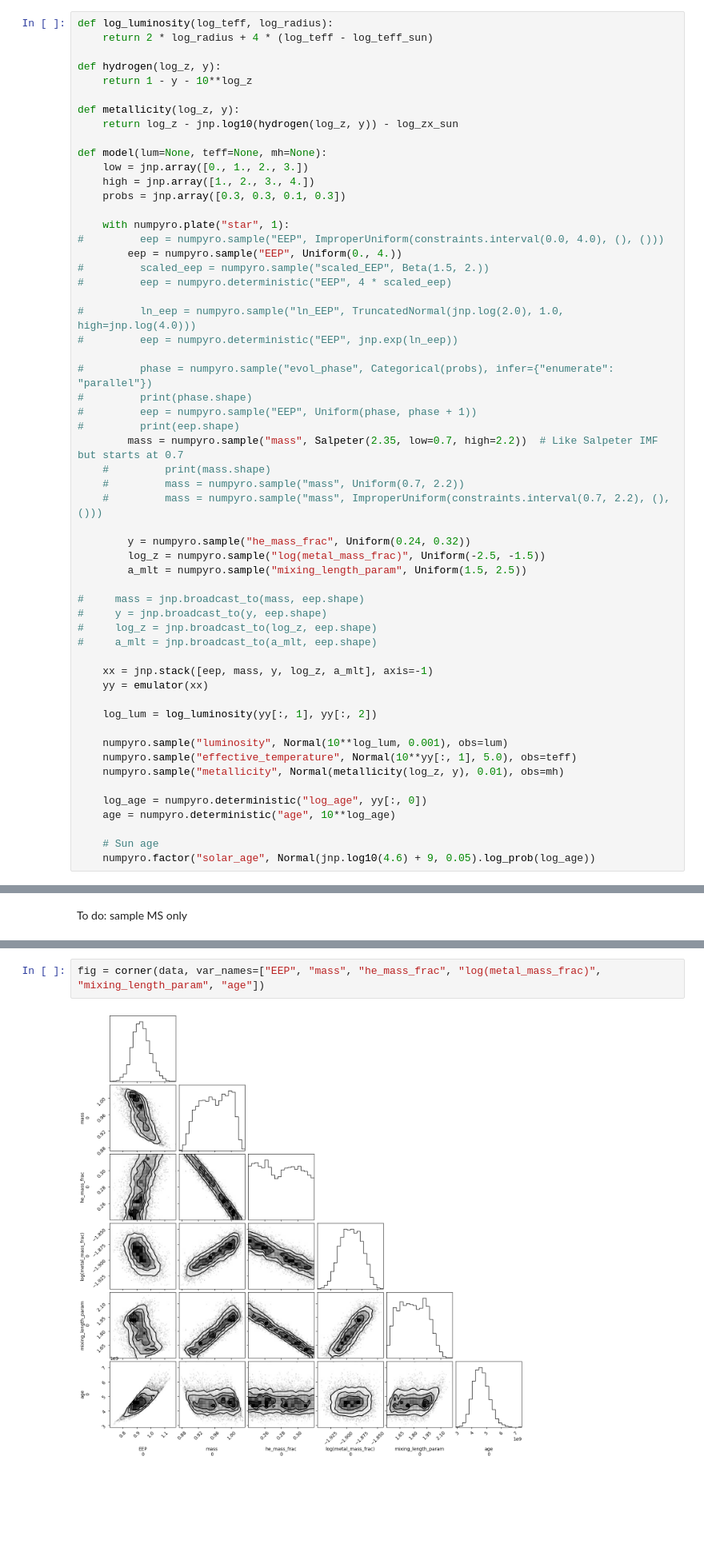
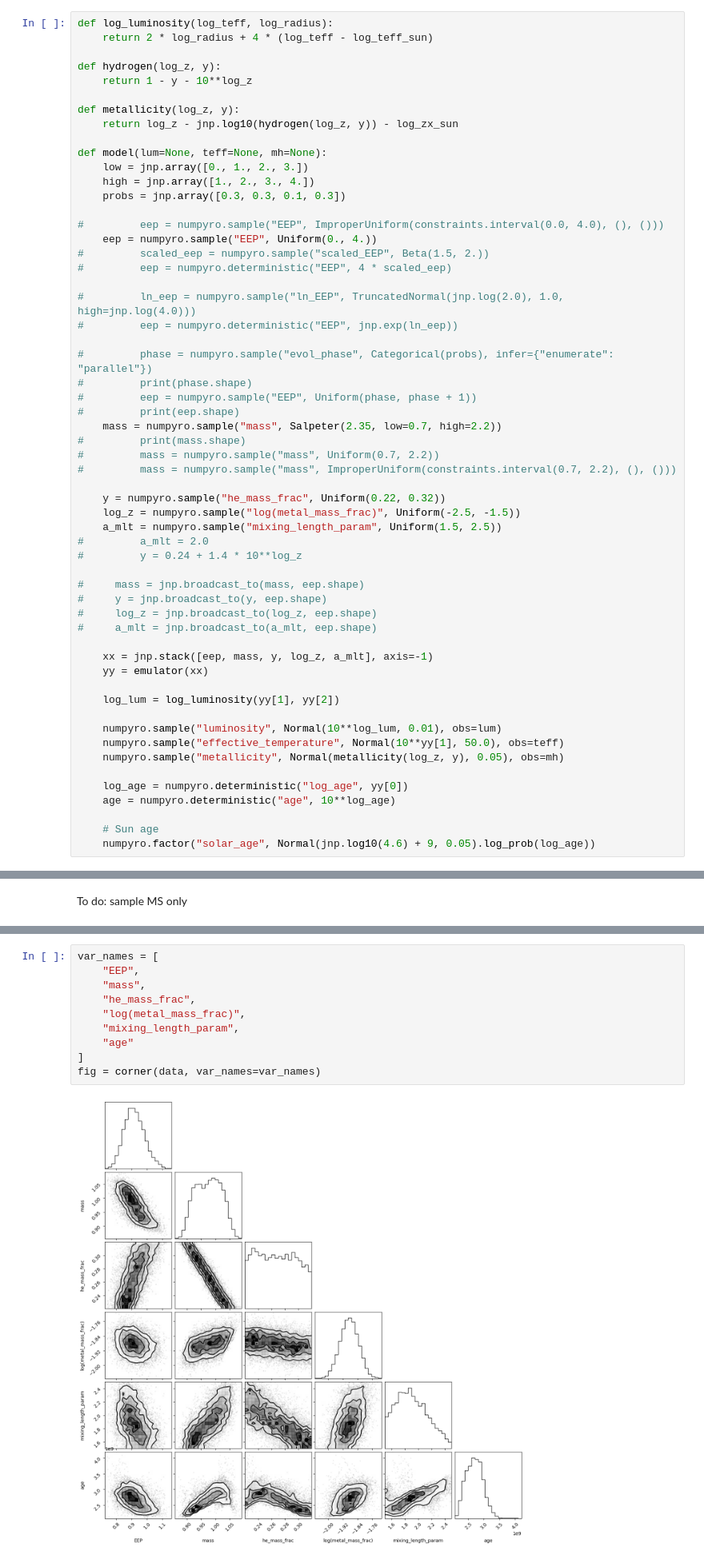
Before and after one commit to alexlyttle/stellar-emulator, a Jupyter notebook: notebook/inference-test.ipynb, the cells around one changed output, grey strips where cells are left out. Shown at 80% size. Drawn from its saved outputs; the diff is of its cells as text; blank space fills up the shorter version.

```diff
--- a/notebook/inference-test.ipynb
+++ b/notebook/inference-test.ipynb
@@ -101,9 +101,8 @@ def model(lum=None, teff=None, mh=None):
     high = jnp.array([1., 2., 3., 4.])
     probs = jnp.array([0.3, 0.3, 0.1, 0.3])
 
-    with numpyro.plate("star", 1):
 #         eep = numpyro.sample("EEP", ImproperUniform(constraints.interval(0.0, 4.0), (), ()))
-        eep = numpyro.sample("EEP", Uniform(0., 4.))
+    eep = numpyro.sample("EEP", Uniform(0., 4.))
 #         scaled_eep = numpyro.sample("scaled_EEP", Beta(1.5, 2.))
 #         eep = numpyro.deterministic("EEP", 4 * scaled_eep)
 
@@ -114,14 +113,16 @@ def model(lum=None, teff=None, mh=None):
 #         print(phase.shape)
 #         eep = numpyro.sample("EEP", Uniform(phase, phase + 1))
 #         print(eep.shape)
-        mass = numpyro.sample("mass", Salpeter(2.35, low=0.7, high=2.2))  # Like Salpeter IMF but starts at 0.7
-    #         print(mass.shape)
-    #         mass = numpyro.sample("mass", Uniform(0.7, 2.2))
-    #         mass = numpyro.sample("mass", ImproperUniform(constraints.interval(0.7, 2.2), (), ()))
+    mass = numpyro.sample("mass", Salpeter(2.35, low=0.7, high=2.2))
+#         print(mass.shape)
+#         mass = numpyro.sample("mass", Uniform(0.7, 2.2))
+#         mass = numpyro.sample("mass", ImproperUniform(constraints.interval(0.7, 2.2), (), ()))
 
-        y = numpyro.sample("he_mass_frac", Uniform(0.24, 0.32))
-        log_z = numpyro.sample("log(metal_mass_frac)", Uniform(-2.5, -1.5))
-        a_mlt = numpyro.sample("mixing_length_param", Uniform(1.5, 2.5))
+    y = numpyro.sample("he_mass_frac", Uniform(0.22, 0.32))
+    log_z = numpyro.sample("log(metal_mass_frac)", Uniform(-2.5, -1.5))
+    a_mlt = numpyro.sample("mixing_length_param", Uniform(1.5, 2.5))
+#         a_mlt = 2.0
+#         y = 0.24 + 1.4 * 10**log_z
 
 #     mass = jnp.broadcast_to(mass, eep.shape)
 #     y = jnp.broadcast_to(y, eep.shape)
@@ -131,13 +132,13 @@ def model(lum=None, teff=None, mh=None):
     xx = jnp.stack([eep, mass, y, log_z, a_mlt], axis=-1)
     yy = emulator(xx)
 
-    log_lum = log_luminosity(yy[:, 1], yy[:, 2])
+    log_lum = log_luminosity(yy[1], yy[2])
 
-    numpyro.sample("luminosity", Normal(10**log_lum, 0.001), obs=lum)
-    numpyro.sample("effective_temperature", Normal(10**yy[:, 1], 5.0), obs=teff)
-    numpyro.sample("metallicity", Normal(metallicity(log_z, y), 0.01), obs=mh)
+    numpyro.sample("luminosity", Normal(10**log_lum, 0.01), obs=lum)
+    numpyro.sample("effective_temperature", Normal(10**yy[1], 50.0), obs=teff)
+    numpyro.sample("metallicity", Normal(metallicity(log_z, y), 0.05), obs=mh)
 
-    log_age = numpyro.deterministic("log_age", yy[:, 0])
+    log_age = numpyro.deterministic("log_age", yy[0])
     age = numpyro.deterministic("age", 10**log_age)
 
     # Sun age
@@ -257,9 +258,17 @@ Inference data with groups:
         > prior
         > observed_data
 # %%
-fig = corner(data, var_names=["EEP", "mass", "he_mass_frac", "log(metal_mass_frac)", "mixing_length_param", "age"])
+var_names = [
+    "EEP",
+    "mass",
+    "he_mass_frac",
+    "log(metal_mass_frac)",
+    "mixing_length_param",
+    "age"
+]
+fig = corner(data, var_names=var_names)
 # %% [output]
-[figure, old version]
+[figure, new version]
 # %%
 fig = corner(data, group="posterior_predictive", var_names=["luminosity", "effective_temperature", "metallicity"])
 # %% [output]
```
Also changed, not shown: parts of 7 cells of this notebook, 1 other file.
